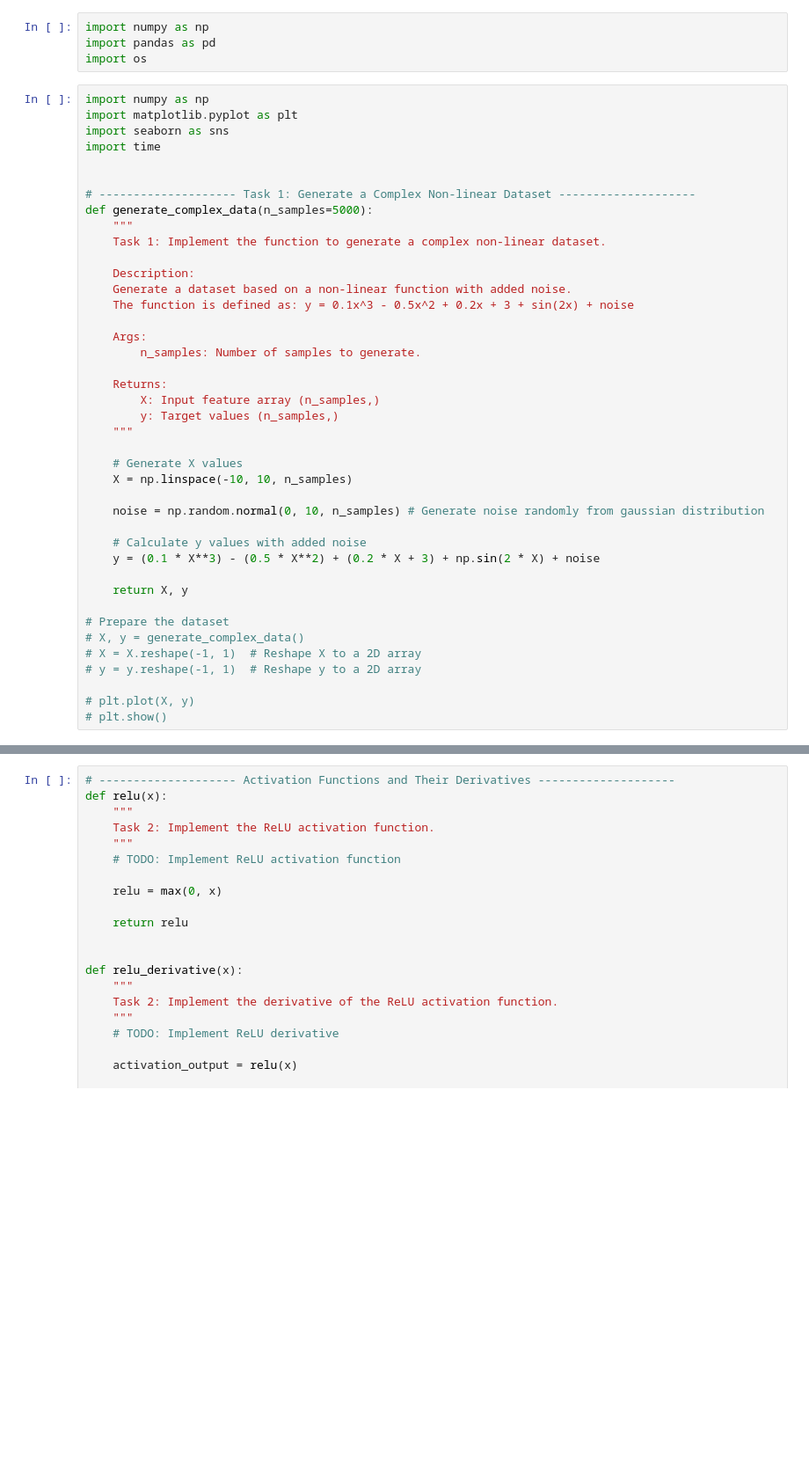
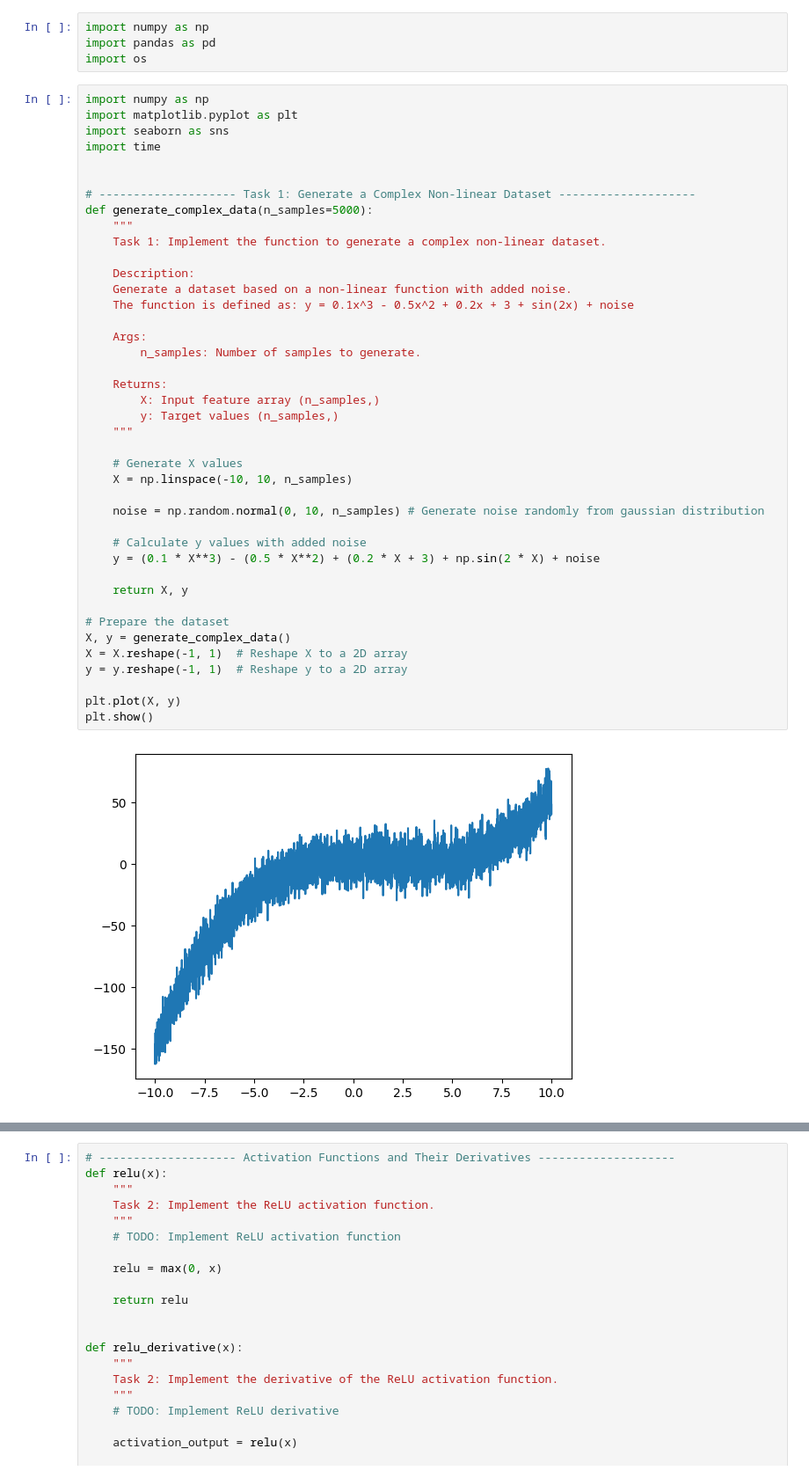
Before and after one commit to AdamPSU/FromScratch, a Jupyter notebook: Neural Networks/mlp.ipynb, the cells around one changed output, grey strips where cells are left out. Shown: that part at 88% size. Drawn from its saved outputs; the diff is of its cells as text; blank space fills up the shorter version.

```diff
--- a/Neural Networks/mlp.ipynb
+++ b/Neural Networks/mlp.ipynb
@@ -11,35 +11,37 @@ import time
 
 # -------------------- Task 1: Generate a Complex Non-linear Dataset --------------------
 def generate_complex_data(n_samples=5000):
     """
     Task 1: Implement the function to generate a complex non-linear dataset.
 
     Description:
     Generate a dataset based on a non-linear function with added noise.
     The function is defined as: y = 0.1x^3 - 0.5x^2 + 0.2x + 3 + sin(2x) + noise
 
     Args:
         n_samples: Number of samples to generate.
 
     Returns:
         X: Input feature array (n_samples,)
         y: Target values (n_samples,)
     """
 
     # Generate X values
     X = np.linspace(-10, 10, n_samples)
 
     noise = np.random.normal(0, 10, n_samples) # Generate noise randomly from gaussian distribution
 
     # Calculate y values with added noise
     y = (0.1 * X**3) - (0.5 * X**2) + (0.2 * X + 3) + np.sin(2 * X) + noise
 
     return X, y
 
 # Prepare the dataset
-# X, y = generate_complex_data()
-# X = X.reshape(-1, 1)  # Reshape X to a 2D array
-# y = y.reshape(-1, 1)  # Reshape y to a 2D array
+X, y = generate_complex_data()
+X = X.reshape(-1, 1)  # Reshape X to a 2D array
+y = y.reshape(-1, 1)  # Reshape y to a 2D array
 
-# plt.plot(X, y)
-# plt.show()
+plt.plot(X, y)
+plt.show()
+# %% [output]
+[figure, added]
```
Also changed, not shown: parts of 3 cells of this notebook.
